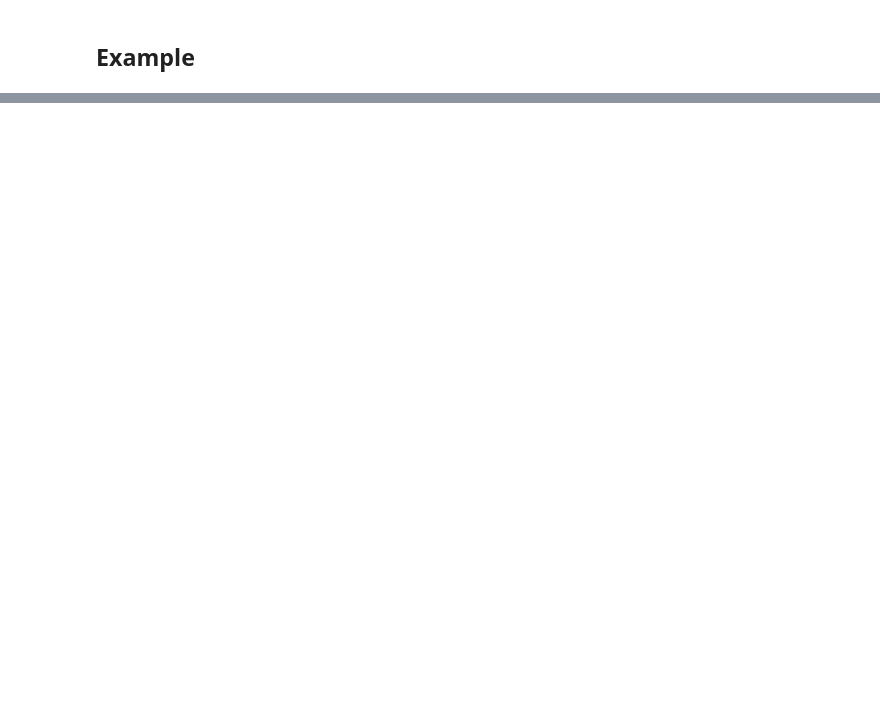
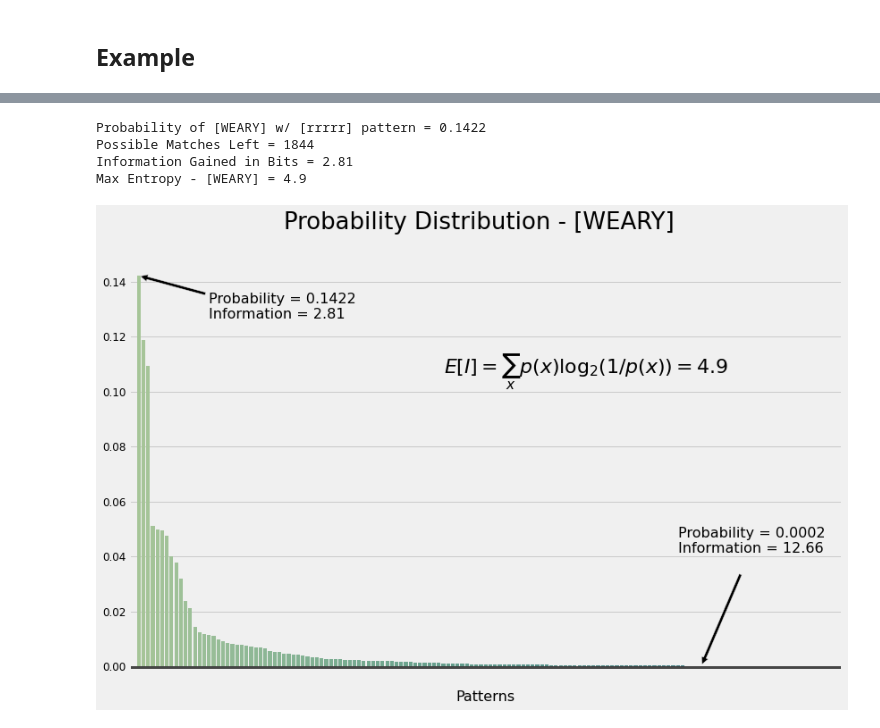
Before and after one commit to noah-kg/wordle-data-analysis, a Jupyter notebook: Wordle Analysis.ipynb, the cells around one changed output, grey strips where cells are left out. Saved outputs shown, nothing was run; the diff lists cells and outputs as text; code cells hidden in the pictures; blank space fills up the shorter version.

```diff
--- a/Wordle Analysis.ipynb
+++ b/Wordle Analysis.ipynb
@@ -755,0 +800,13 @@ From the plot above, we can see that the pattern with the highest probability (i
+# %%
+#picking a "test" word
+find_word = 'WEARY'
+find_patt = 'rrrrr'
+
+#plot probability distribution
+plot_pattern_distr(find_word, find_patt, patterns)
+# %% [output]
+Probability of [WEARY] w/ [rrrrr] pattern = 0.1422
+Possible Matches Left = 1844
+Information Gained in Bits = 2.81
+Max Entropy - [WEARY] = 4.9
+[figure, new version]
```
Also changed, not shown: parts of 32 cells of this notebook.
